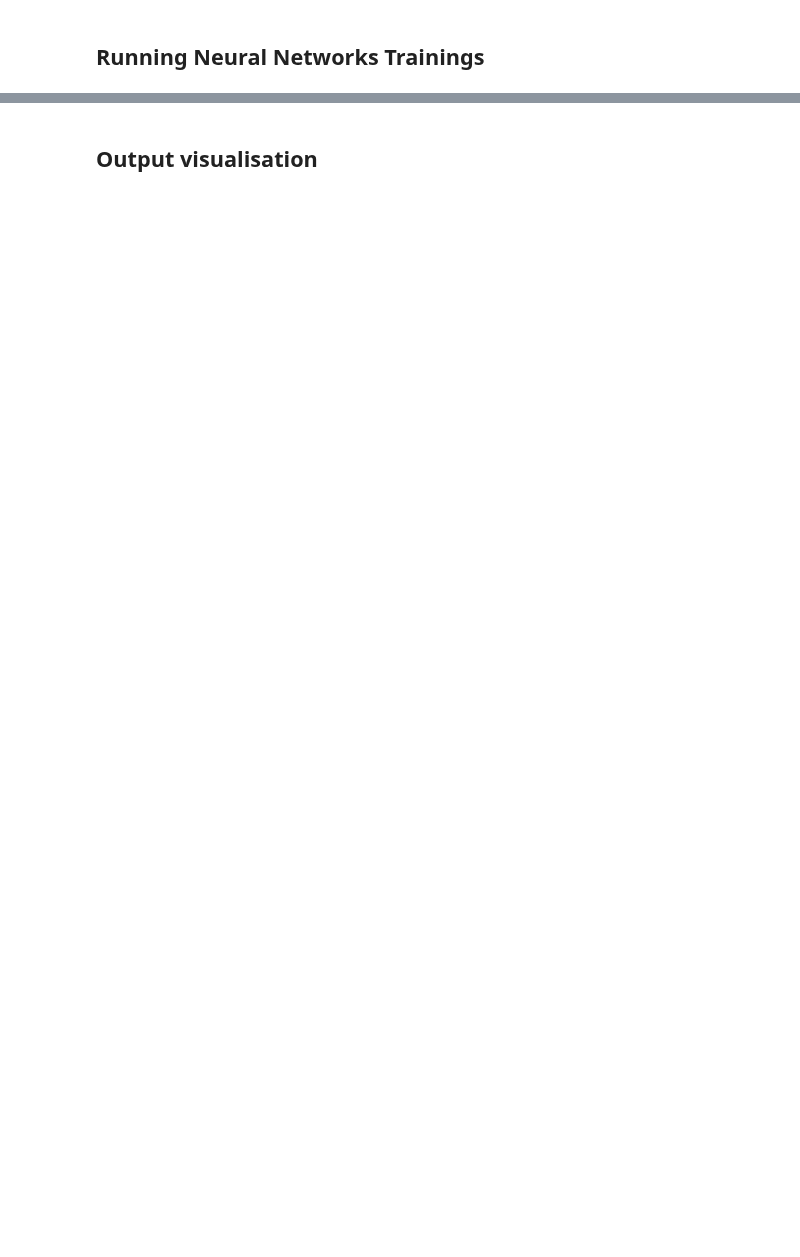
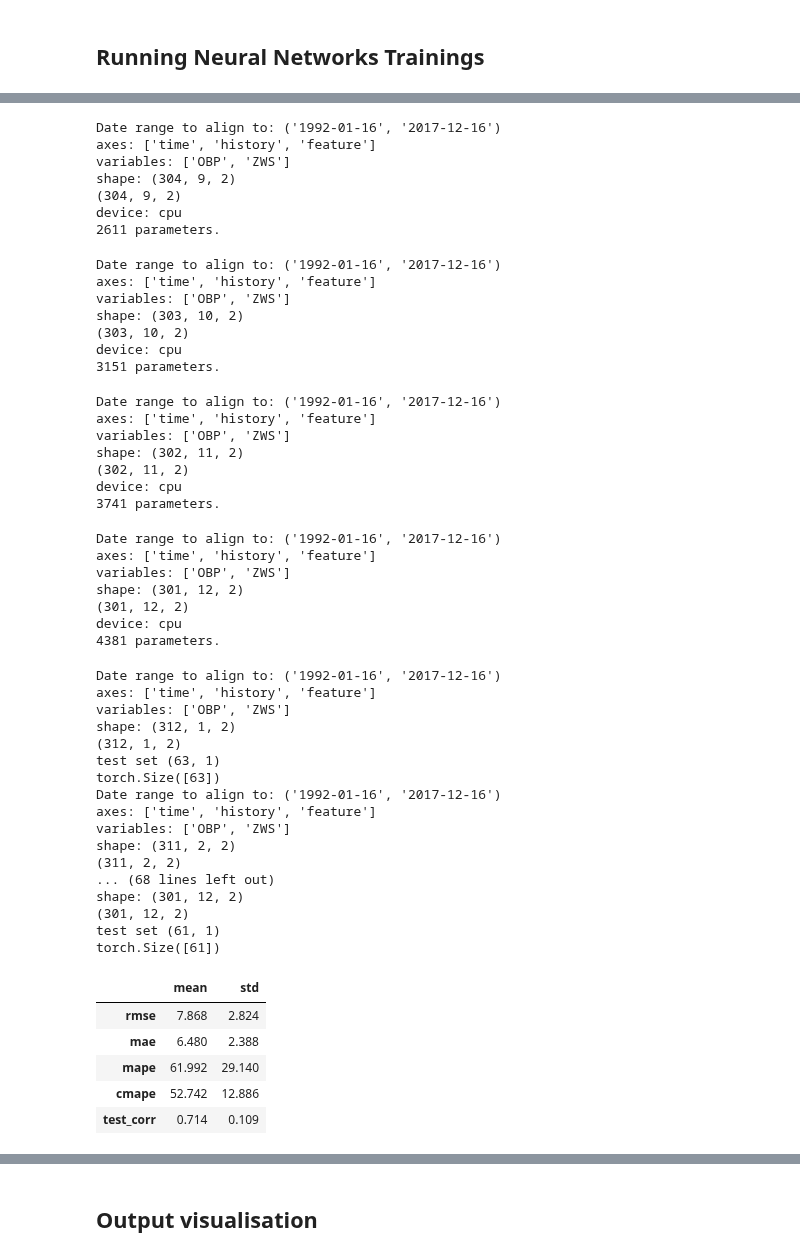
Before and after one commit to ai4er-cdt/OTP, a Jupyter notebook: notebooks/neural_networks.ipynb, the cells around one changed output, grey strips where cells are left out. Cells and saved outputs as stored; diff of their text form; code cells hidden in the pictures; blank space fills up the shorter version.

```diff
--- a/notebooks/neural_networks.ipynb
+++ b/notebooks/neural_networks.ipynb
@@ -268,0 +224,27 @@ display(summary_metrics_df)
+# %%
+# To loop over several models and compare the performances
+models = []
+history = 12
+for i in range(history):
+    Xt_train, Yt_train, Xt_valid, Yt_valid, Xt_test, Yt_test = get_input(outputs, inputs, history=i+1)
+    Xt_train.shape
+    models.append(train_CNN(Xt_train, Yt_train))
+
+predictions_models = []
+metrics_models = []
+
+for i in range(len(models)):
+    Xt_train, Yt_train, Xt_valid, Yt_valid, Xt_test, Yt_test = get_input(outputs, inputs, history=i+1)
+    predictions, metrics = predict_CNN(models[i], Xt_train, Yt_train, Xt_valid, Yt_valid, Xt_test, Yt_test )
+    predictions_models.append(predictions)
+    metrics_models.append(metrics)
+
+metrics_df = pd.DataFrame(metrics_models)
+summary_metrics_df = pd.DataFrame({
+                "mean": metrics_df.mean().round(3),
+                "std": metrics_df.std().round(3)}
+            )
+display(summary_metrics_df)
+
+predictions_df = pd.DataFrame(predictions_models)
+# %% [output]
@@ -268,0 +307,51 @@ display(summary_metrics_df)
+Date range to align to: ('1992-01-16', '2017-12-16')
+axes: ['time', 'history', 'feature']
+variables: ['OBP', 'ZWS']
+shape: (304, 9, 2)
+(304, 9, 2)
+device: cpu
+2611 parameters.
+Date range to align to: ('1992-01-16', '2017-12-16')
+axes: ['time', 'history', 'feature']
+variables: ['OBP', 'ZWS']
+shape: (303, 10, 2)
+(303, 10, 2)
+device: cpu
+3151 parameters.
+Date range to align to: ('1992-01-16', '2017-12-16')
+axes: ['time', 'history', 'feature']
+variables: ['OBP', 'ZWS']
+shape: (302, 11, 2)
+(302, 11, 2)
+device: cpu
+3741 parameters.
+Date range to align to: ('1992-01-16', '2017-12-16')
+axes: ['time', 'history', 'feature']
+variables: ['OBP', 'ZWS']
+shape: (301, 12, 2)
+(301, 12, 2)
+device: cpu
+4381 parameters.
+Date range to align to: ('1992-01-16', '2017-12-16')
+axes: ['time', 'history', 'feature']
+variables: ['OBP', 'ZWS']
+shape: (312, 1, 2)
+(312, 1, 2)
+test set (63, 1)
+torch.Size([63])
+Date range to align to: ('1992-01-16', '2017-12-16')
+axes: ['time', 'history', 'feature']
+variables: ['OBP', 'ZWS']
+shape: (311, 2, 2)
+(311, 2, 2)
+... (68 lines left out)
+shape: (301, 12, 2)
+(301, 12, 2)
+test set (61, 1)
+torch.Size([61])
+|  | mean | std |
+| rmse | 7.868 | 2.824 |
+| mae | 6.480 | 2.388 |
+| mape | 61.992 | 29.140 |
+| cmape | 52.742 | 12.886 |
+| test_corr | 0.714 | 0.109 |
```
Also changed, not shown: parts of 20 cells of this notebook, 4 other files.
